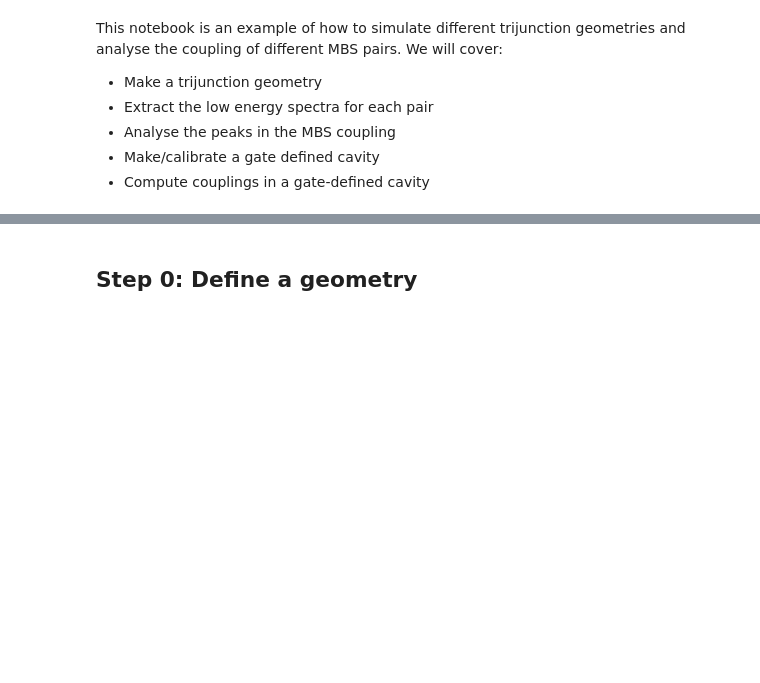
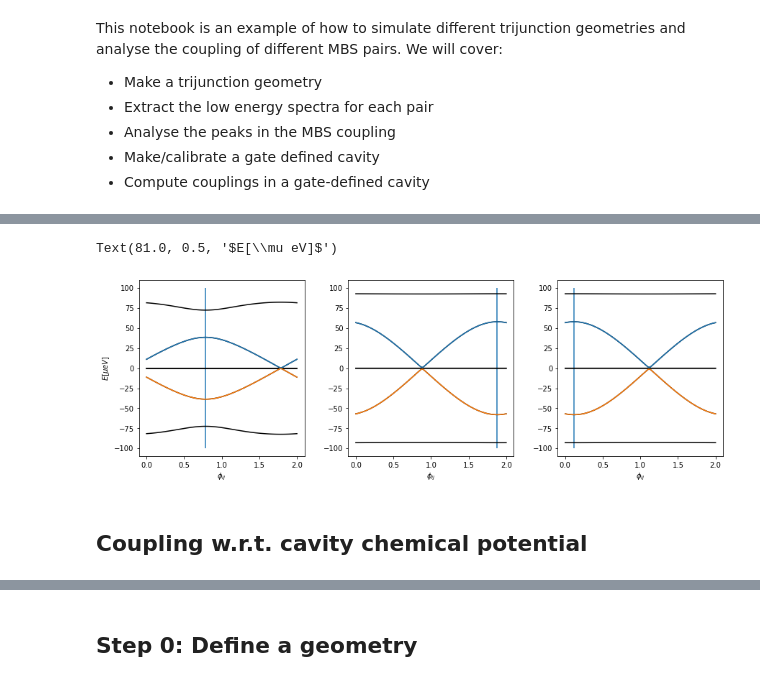
Before and after one commit to Satin21/Trijunction, a Jupyter notebook: analysis/tutorial_geometry.ipynb, the cells around one changed output, grey strips where cells are left out. Drawn from its saved outputs; the diff is of its cells as text; code cells hidden in the pictures; blank space fills up the shorter version.

```diff
--- a/analysis/tutorial_geometry.ipynb
+++ b/analysis/tutorial_geometry.ipynb
@@ -51,0 +126,13 @@ We will cover:
+# %%
+# Generate paramters for the calculation in dask_bag format
+phis = np.linspace(0, 2, 100)
+args = list(it.product([0], pm.phase_params(offset=center)))
+args_db = db.from_sequence(args)
+# %%
+%%time
+with Cluster(options) as cluster:
+    cluster.adapt(minimum=1, maximum=20)
+    client = cluster.get_client()
+    print("http://io.quantumtinkerer.tudelft.nl/user/jdtorres/proxy/"+cluster.dashboard_link[17:])
+
+    result = args_db.map(wrap).compute()
@@ -51,0 +143,21 @@ We will cover:
+# %%
+spectra, couplings, wfs, peaks, widths = tl.coupling_data(result, n=n)
+# %%
+max_phis = phis[np.array(peaks).flatten()]
+# %%
+fig, ax = plt.subplots(ncols=3, figsize=(12, 4))
+fig.tight_layout(w_pad=3)
+phis = np.linspace(0, 2, 100)
+for i in range(3):
+    for level in spectra[i].T:
+        ax[i].plot(phis, 1e6*level, c='black')
+    ax[i].plot(phis, 1e6*couplings[i])
+    ax[i].plot(phis, -1e6*couplings[i])
+    ax[i].vlines(x=max_phis[i], ymin=-100, ymax=100)
+    ax[i].set_xlabel(r'$\phi_{ij}$')
+ax[0].set_ylabel(r'$E[\mu eV]$')
+# %% [output]
+Text(81.0, 0.5, '$E[\\mu eV]$')
+[figure, added]
+# %% [markdown]
+## Coupling w.r.t. cavity chemical potential
```
Also changed, not shown: parts of 14 cells of this notebook, 5 other files.
